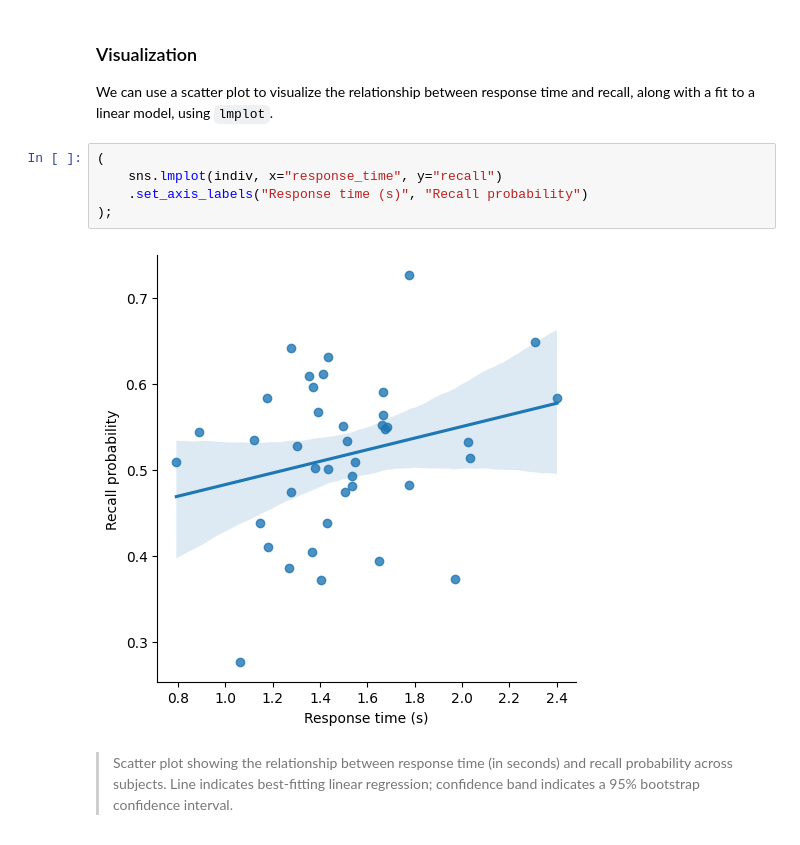
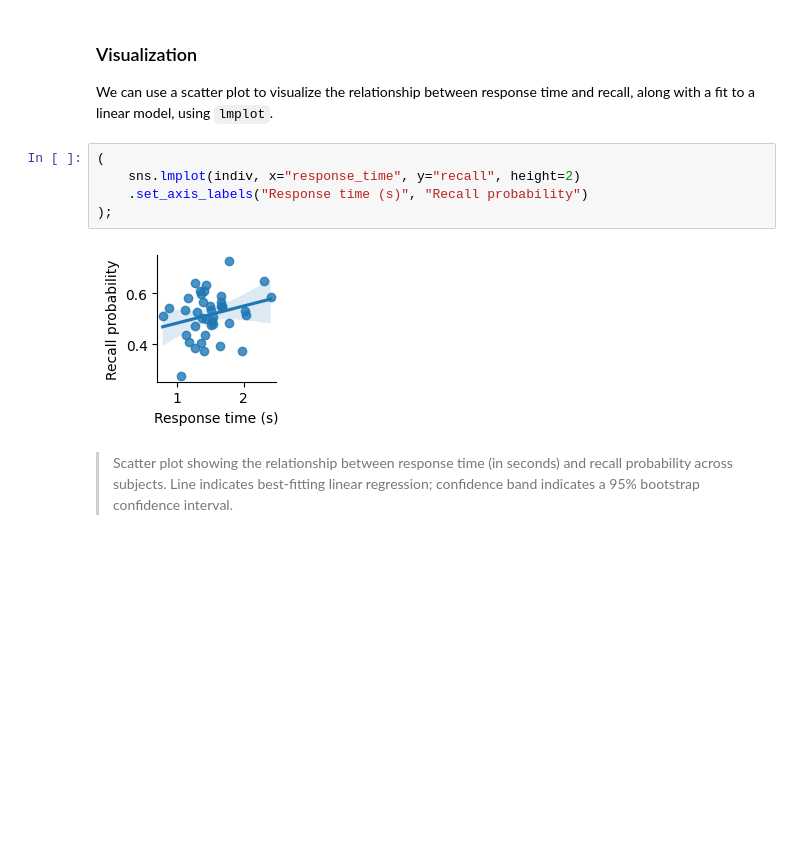
Before and after one commit to mortonne/datascipsych, a Jupyter notebook: assignments/assignment12/reporting.ipynb, the cells around one changed output. Saved outputs shown, nothing was run; the diff lists cells and outputs as text; blank space fills up the shorter version.

```diff
--- a/assignments/assignment12/reporting.ipynb
+++ b/assignments/assignment12/reporting.ipynb
@@ -320,11 +324,11 @@ shape: (5, 3)
 We can use a scatter plot to visualize the relationship between response time and recall, along with a fit to a linear model, using `lmplot`.
 # %%
 (
-    sns.lmplot(indiv, x="response_time", y="recall")
+    sns.lmplot(indiv, x="response_time", y="recall", height=2)
     .set_axis_labels("Response time (s)", "Recall probability")
 );
 # %% [output]
-[figure, old version]
+[figure, new version]
 # %% [markdown]
 > Scatter plot showing the relationship between response time (in seconds) and recall probability across subjects. Line indicates best-fitting linear regression; confidence band indicates a 95% bootstrap confidence interval.
 # %% [markdown]
```
Also changed, not shown: parts of 19 cells of this notebook.
